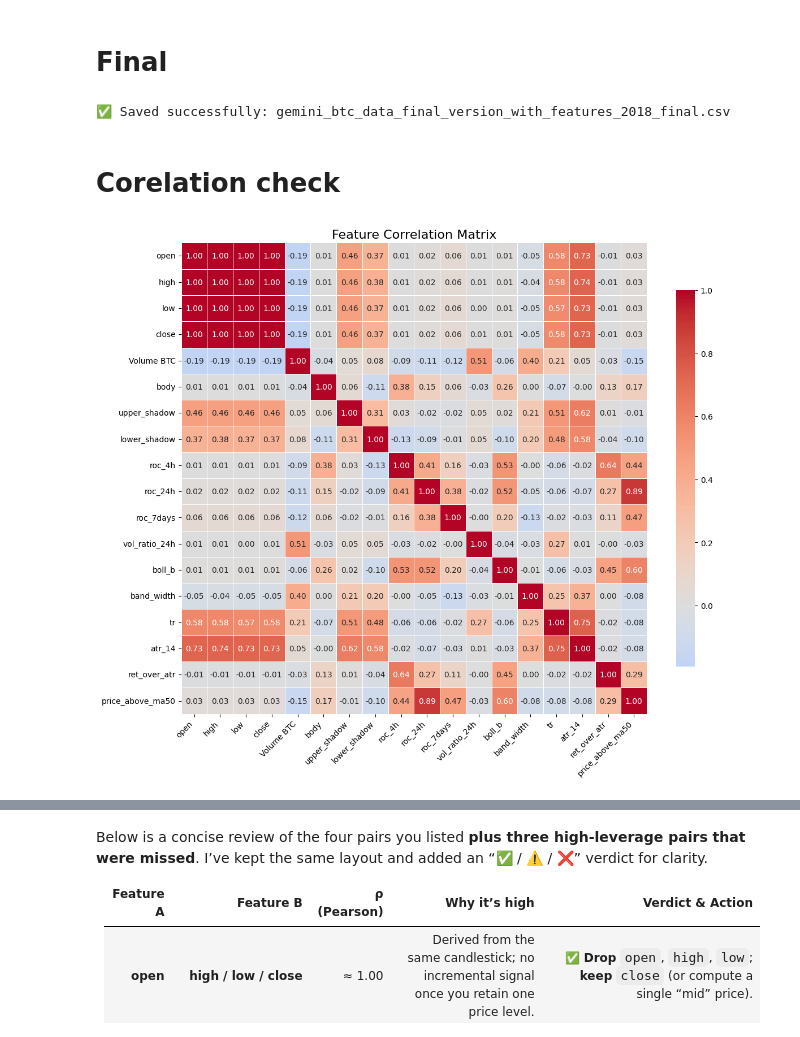
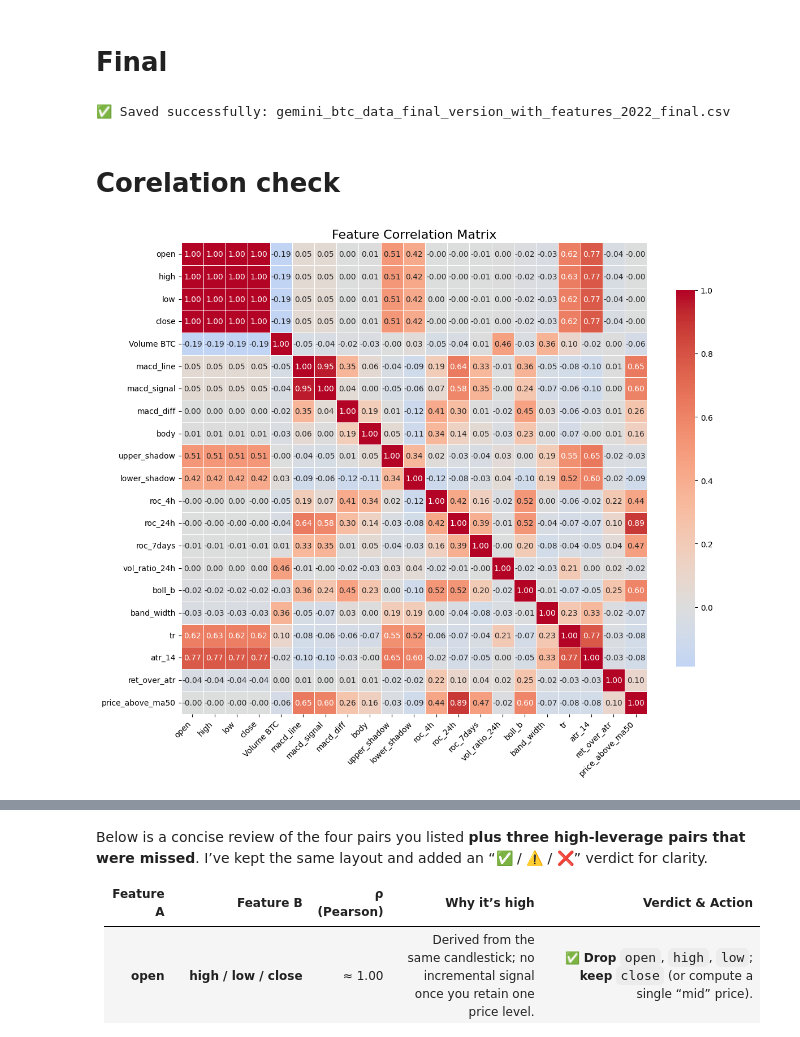
Before and after one commit to Stevenberger1/Stock-Market-Prediction, a Jupyter notebook: data/Feature_final_addition.ipynb, the cells around one changed output, grey strips where cells are left out. Drawn from its saved outputs; the diff is of its cells as text; code cells hidden in the pictures.

```diff
--- a/data/Feature_final_addition.ipynb
+++ b/data/Feature_final_addition.ipynb
@@ -150,13 +55,21 @@ df = pd.read_csv(SRC)
 df["date"] = pd.to_datetime(df["date"])  # ensure datetime column
 
 # ─────────────────────────── CONFIG: choose year to save ───────────────────
-SAVE_YEAR = 2018  # ← change to 2018 or 2020
+SAVE_YEAR = 2022  # ← change to which save years ud like
 
 # ─────────── Bollinger band base components (no leakage) ───────────
 mid = df["close"].rolling(window=20, min_periods=20).mean().shift(1)
 std = df["close"].rolling(window=20, min_periods=20).std().shift(1)
 lower = mid - 2 * std
 upper = mid + 2 * std
+
+# ─────────── MACD Features (leak-free) ───────────
+ema_12 = df["close"].ewm(span=12, adjust=False).mean()
+ema_26 = df["close"].ewm(span=26, adjust=False).mean()
+df["macd_line"] = (ema_12 - ema_26).shift(1)  # lagged to t-1
+df["macd_signal"] = df["macd_line"].ewm(span=9, adjust=False).mean()
+df["macd_diff"] = df["macd_line"] - df["macd_signal"]
+
 
 # ─────────── Candlestick anatomy (leak-free) ───────────
 df["body"]         = (df["close"] - df["open"]).shift(1)
@@ -195,44 +108,48 @@ df["price_above_ma50"] = df["close"] / ma_50
 OUTDIR = Path(r"C:\Users\ADMIN\Desktop\Coding_projects\stock_market_prediction"
               r"\Stock-Market-Prediction\data\processed")
 
+
+
 # ─────────── Filter + Save ───────────
-if SAVE_YEAR not in [2018, 2020]:
-    raise ValueError("SAVE_YEAR must be either 2018 or 2020.")
+if SAVE_YEAR not in [2016,2017,2018,2019,2020,2021,2022]:
+    raise ValueError("SAVE_YEAR isnt valid")
 
 df_filtered = df[df["date"] >= f"{SAVE_YEAR}-01-01"].reset_index(drop=True)
+#remove NANS
+df_filtered.dropna(inplace=True)
 filename = f"gemini_btc_data_final_version_with_features_{SAVE_YEAR}_final.csv"
 df_filtered.to_csv(OUTDIR / filename, index=False)
 
 print(f"✅ Saved successfully: {filename}")
 # %% [output]
-✅ Saved successfully: gemini_btc_data_final_version_with_features_2018_final.csv
+✅ Saved successfully: gemini_btc_data_final_version_with_features_2022_final.csv
 # %% [markdown]
 # Corelation check
 # %%
 import pandas as pd
 import seaborn as sns
 import matplotlib.pyplot as plt
 
 # ───────────── Load the file ─────────────
-path = r"C:\Users\ADMIN\Desktop\Coding_projects\stock_market_prediction\Stock-Market-Prediction\data\processed\gemini_btc_data_final_version_with_features_2018_final.csv"
+path = r"C:\Users\ADMIN\Desktop\Coding_projects\stock_market_prediction\Stock-Market-Prediction\data\processed\gemini_btc_data_final_version_with_features_2016_final.csv"
 df = pd.read_csv(path)
 
 # ───────────── Optional: remove non-numeric columns ─────────────
 df_numeric = df.select_dtypes(include=['number'])
 
 # ───────────── Compute correlation matrix ─────────────
 corr_matrix = df_numeric.corr()
 
 # ───────────── Plot heatmap ─────────────
 plt.figure(figsize=(12, 10))
 sns.heatmap(corr_matrix, annot=True, fmt=".2f", cmap="coolwarm", center=0,
             linewidths=0.5, cbar_kws={"shrink": 0.8})
 plt.title("Feature Correlation Matrix", fontsize=16)
 plt.xticks(rotation=45, ha='right')
 plt.tight_layout()
 plt.show()
 # %% [output]
-[figure, old version]
+[figure, new version]
 # %%
 import pandas as pd
 
```
Also changed, not shown: parts of 8 cells of this notebook, 5 other files.
